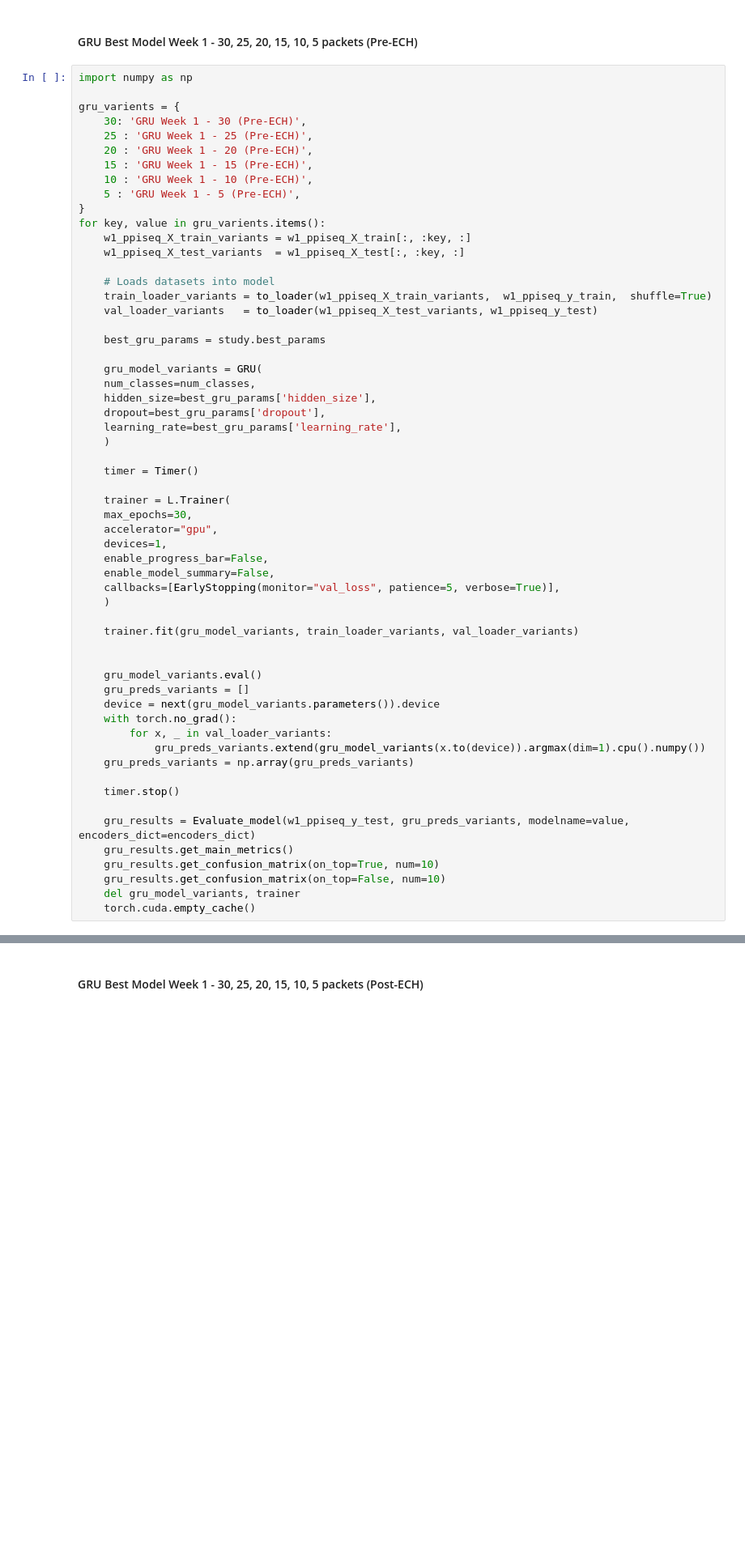
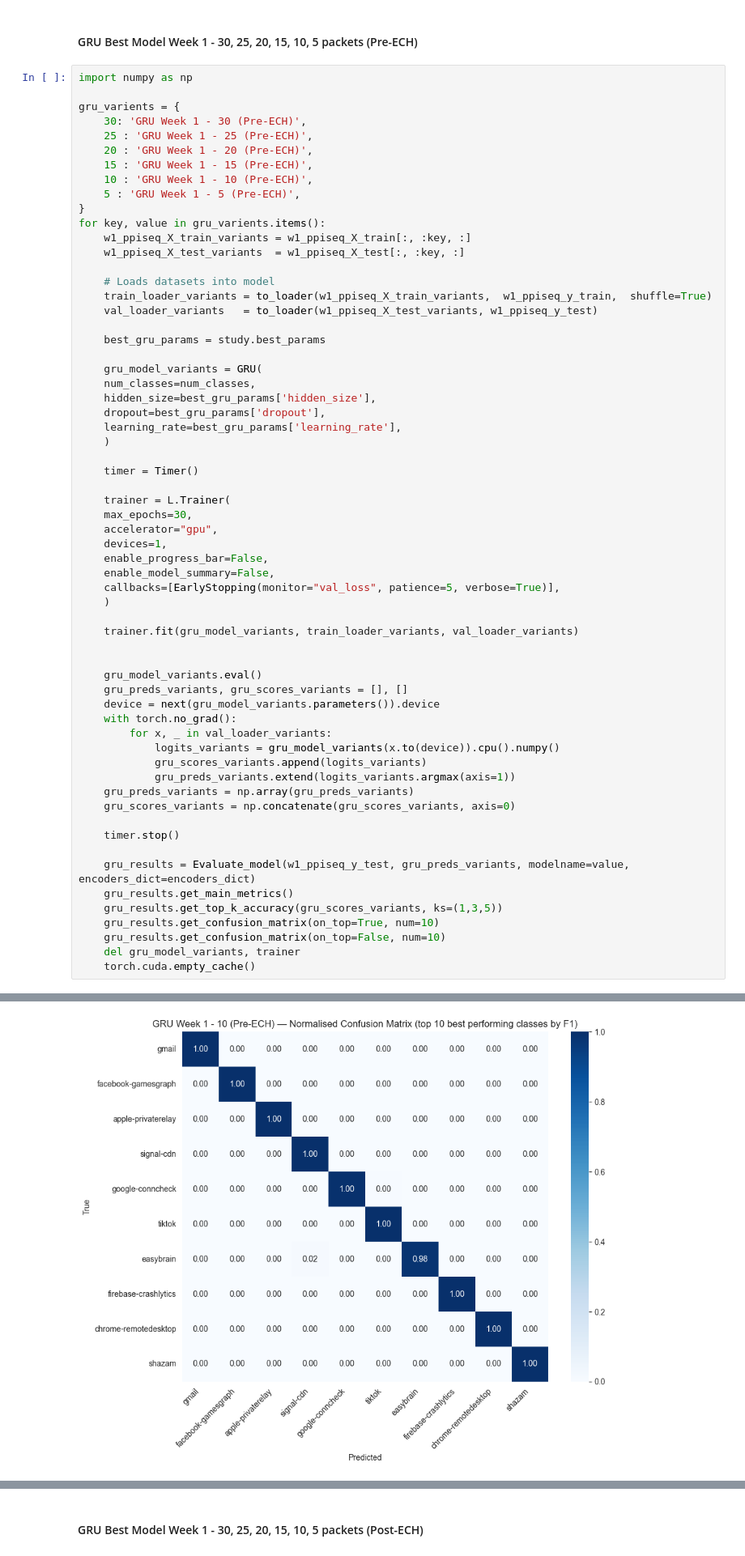
Before and after one commit to ShaneBrodigan/QUIC_Network_Traffic_Identification, a Jupyter notebook: Analysis.ipynb, the cells around one changed output, grey strips where cells are left out. Shown at 81% size. Cells and saved outputs as stored; diff of their text form; blank space fills up the shorter version.

Commit message:
Added Top K evaluation and implemented on Main models, data drift models and Post/Pre ECH 30 packet GRUs

```diff
--- a/Analysis.ipynb
+++ b/Analysis.ipynb
@@ -1153,18 +1267,23 @@ for key, value in gru_varients.items():
 
 
     gru_model_variants.eval()
-    gru_preds_variants = []
+    gru_preds_variants, gru_scores_variants = [], []
     device = next(gru_model_variants.parameters()).device
     with torch.no_grad():
         for x, _ in val_loader_variants:
-            gru_preds_variants.extend(gru_model_variants(x.to(device)).argmax(dim=1).cpu().numpy())
+            logits_variants = gru_model_variants(x.to(device)).cpu().numpy()
+            gru_scores_variants.append(logits_variants)
+            gru_preds_variants.extend(logits_variants.argmax(axis=1))
     gru_preds_variants = np.array(gru_preds_variants)
+    gru_scores_variants = np.concatenate(gru_scores_variants, axis=0)
 
     timer.stop()
 
     gru_results = Evaluate_model(w1_ppiseq_y_test, gru_preds_variants, modelname=value, encoders_dict=encoders_dict)
     gru_results.get_main_metrics()
+    gru_results.get_top_k_accuracy(gru_scores_variants, ks=(1,3,5))
     gru_results.get_confusion_matrix(on_top=True, num=10)
     gru_results.get_confusion_matrix(on_top=False, num=10)
     del gru_model_variants, trainer
     torch.cuda.empty_cache()
+# %% [output]
@@ -1170,0 +1324 @@ for key, value in gru_varients.items():
+[figure, added]
```
Also changed, not shown: parts of 14 cells of this notebook, 1 other file.
